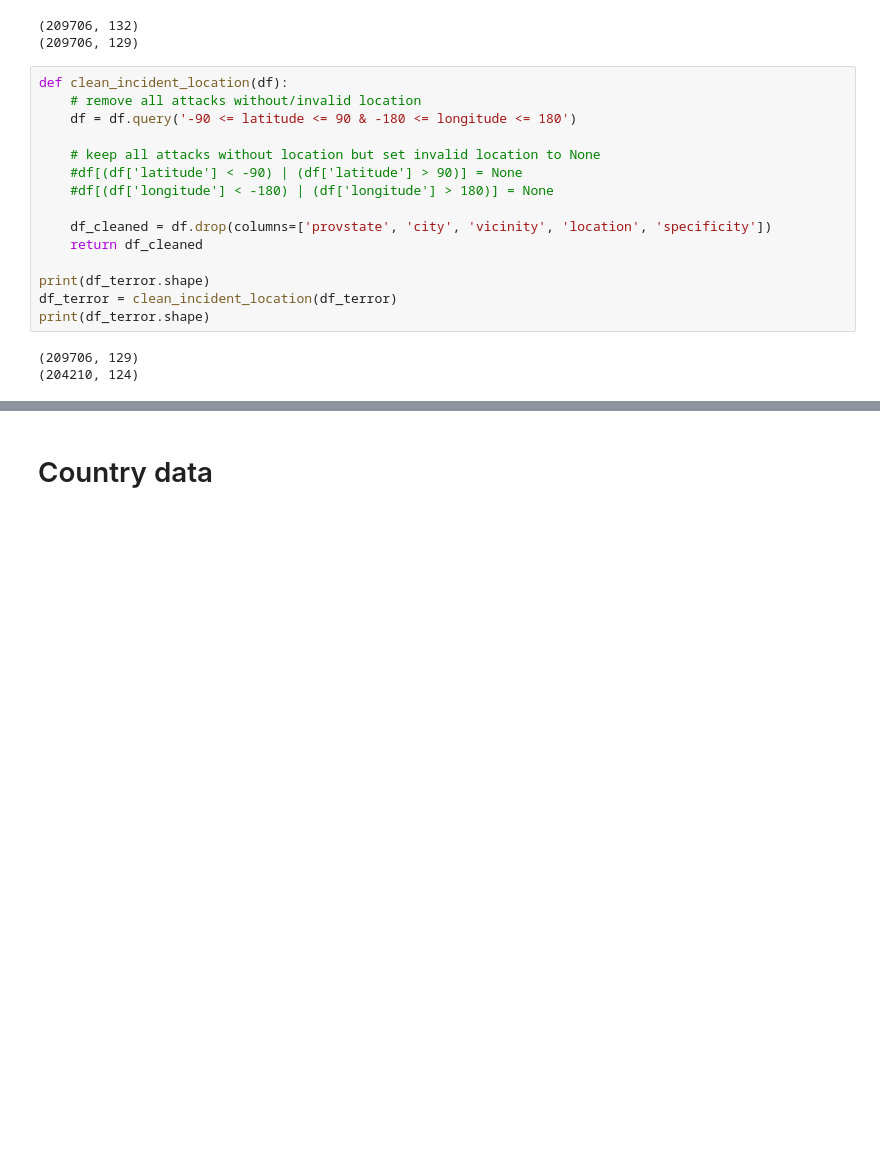
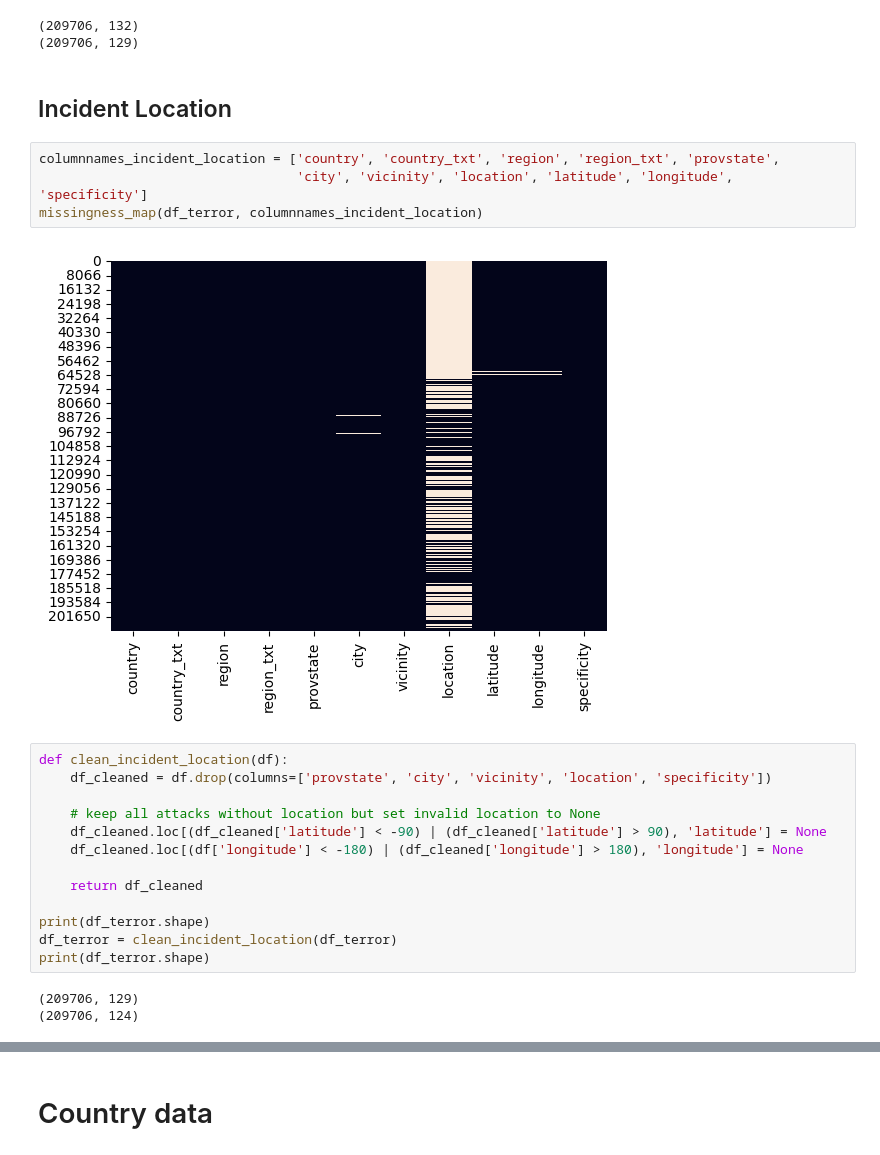
Before and after one commit to AndreasHansenAU/DataVizualizationProject, a Jupyter notebook: data_cleaning.ipynb, the cells around one changed output, grey strips where cells are left out. Cells and saved outputs as stored; diff of their text form; blank space fills up the shorter version.

```diff
--- a/data_cleaning.ipynb
+++ b/data_cleaning.ipynb
@@ -38,16 +68,22 @@ print(df_terror.shape)
 # %% [output]
 (209706, 132)
 (209706, 129)
+# %% [markdown]
+## Incident Location
+# %%
+columnnames_incident_location = ['country', 'country_txt', 'region', 'region_txt', 'provstate',
+                                 'city', 'vicinity', 'location', 'latitude', 'longitude', 'specificity']
+missingness_map(df_terror, columnnames_incident_location)
+# %% [output]
+[figure, added]
 # %%
 def clean_incident_location(df):
-    # remove all attacks without/invalid location
-    df = df.query('-90 <= latitude <= 90 & -180 <= longitude <= 180')
+    df_cleaned = df.drop(columns=['provstate', 'city', 'vicinity', 'location', 'specificity'])
 
     # keep all attacks without location but set invalid location to None
-    #df[(df['latitude'] < -90) | (df['latitude'] > 90)] = None
-    #df[(df['longitude'] < -180) | (df['longitude'] > 180)] = None
+    df_cleaned.loc[(df_cleaned['latitude'] < -90) | (df_cleaned['latitude'] > 90), 'latitude'] = None
+    df_cleaned.loc[(df['longitude'] < -180) | (df_cleaned['longitude'] > 180), 'longitude'] = None
 
-    df_cleaned = df.drop(columns=['provstate', 'city', 'vicinity', 'location', 'specificity'])
     return df_cleaned
 
 print(df_terror.shape)
@@ -55,4 +91,4 @@ df_terror = clean_incident_location(df_terror)
 print(df_terror.shape)
 # %% [output]
 (209706, 129)
-(204210, 124)
+(209706, 124)
```
Also changed, not shown: parts of 36 cells of this notebook.
